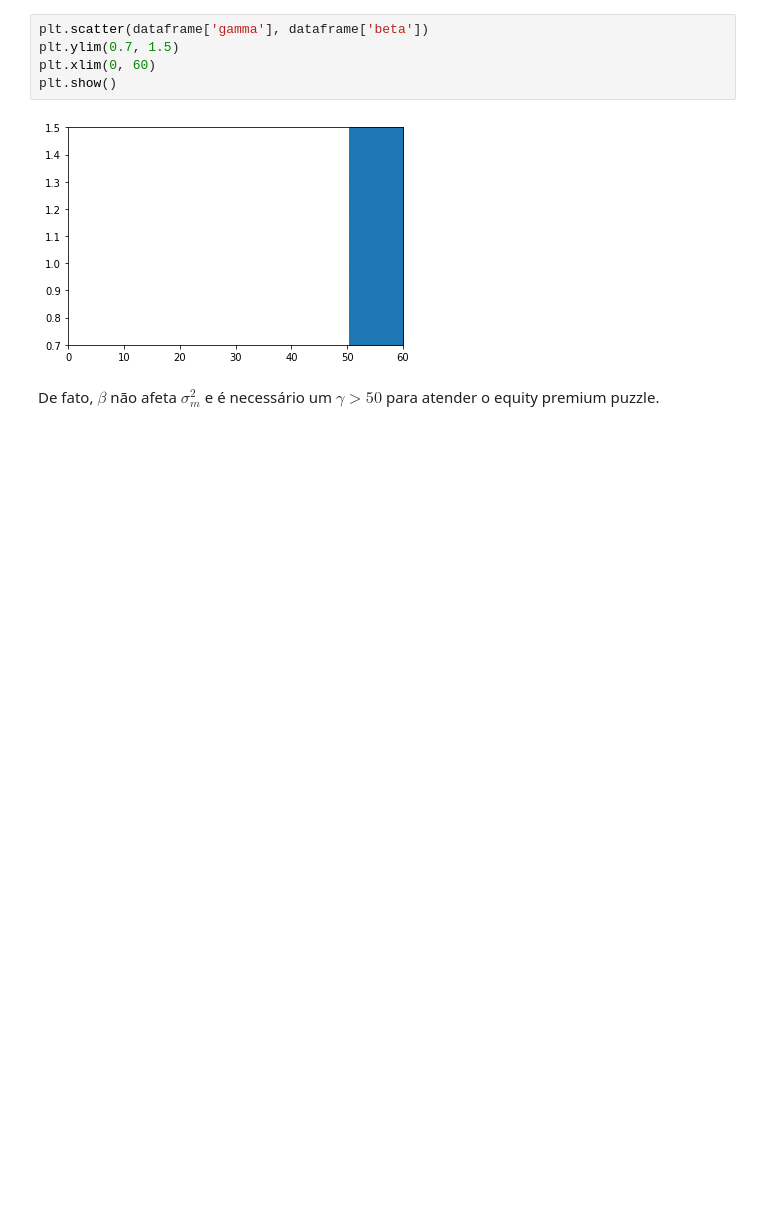
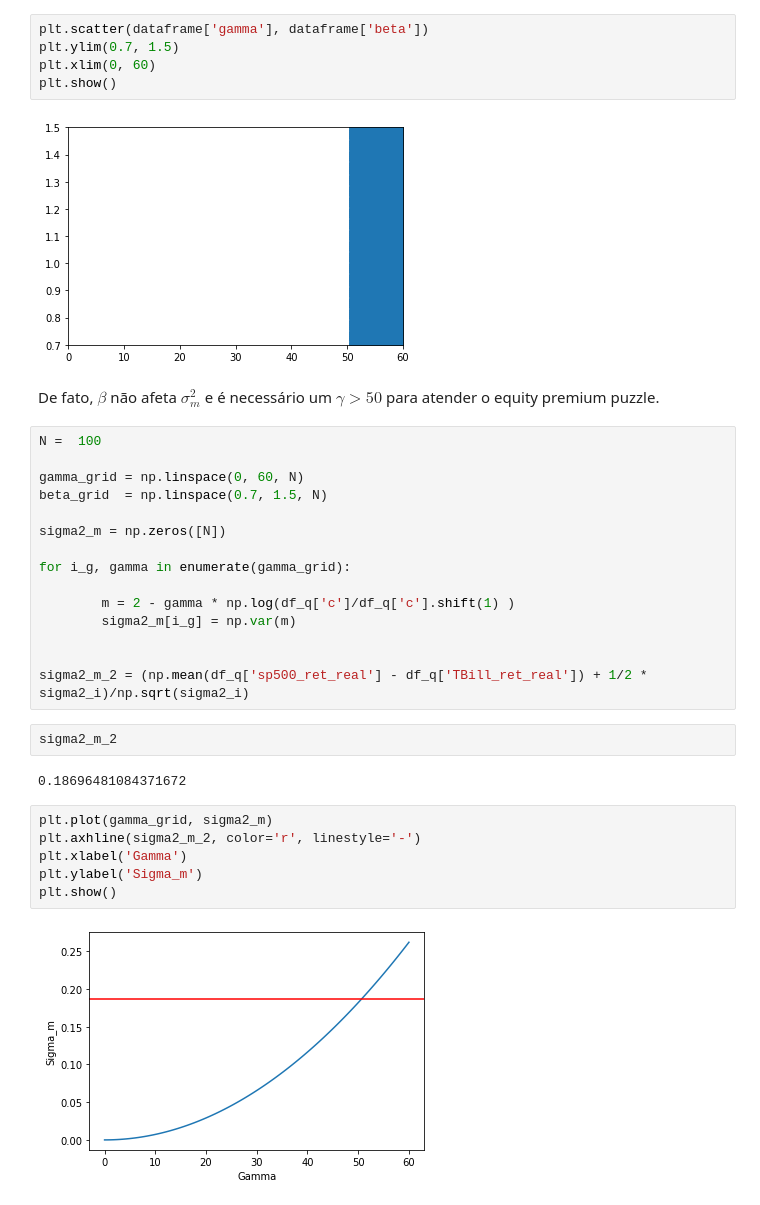
Before and after one commit to lucasestrela/dec_consumo_poupanca, a Jupyter notebook: Lista14_SD_CCAPM_EPP_RRP.ipynb, the cells around one changed output. Drawn from its saved outputs; the diff is of its cells as text; blank space fills up the shorter version.

```diff
--- a/Lista14_SD_CCAPM_EPP_RRP.ipynb
+++ b/Lista14_SD_CCAPM_EPP_RRP.ipynb
@@ -605,3 +612,30 @@ plt.show()
 [figure]
 # %% [markdown]
 De fato, $\beta$ não afeta $\sigma^2_m$ e é necessário um $\gamma > 50$ para atender o equity premium puzzle.
+# %%
+N =  100
+
+gamma_grid = np.linspace(0, 60, N)
+beta_grid  = np.linspace(0.7, 1.5, N)
+
+sigma2_m = np.zeros([N])
+
+for i_g, gamma in enumerate(gamma_grid):
+
+        m = 2 - gamma * np.log(df_q['c']/df_q['c'].shift(1) )
+        sigma2_m[i_g] = np.var(m)
+
+
+sigma2_m_2 = (np.mean(df_q['sp500_ret_real'] - df_q['TBill_ret_real']) + 1/2 * sigma2_i)/np.sqrt(sigma2_i)
+# %%
+sigma2_m_2
+# %% [output]
+0.18696481084371672
+# %%
+plt.plot(gamma_grid, sigma2_m)
+plt.axhline(sigma2_m_2, color='r', linestyle='-')
+plt.xlabel('Gamma')
+plt.ylabel('Sigma_m')
+plt.show()
+# %% [output]
+[figure, added]
```
Also changed, not shown: parts of 3 cells of this notebook.
